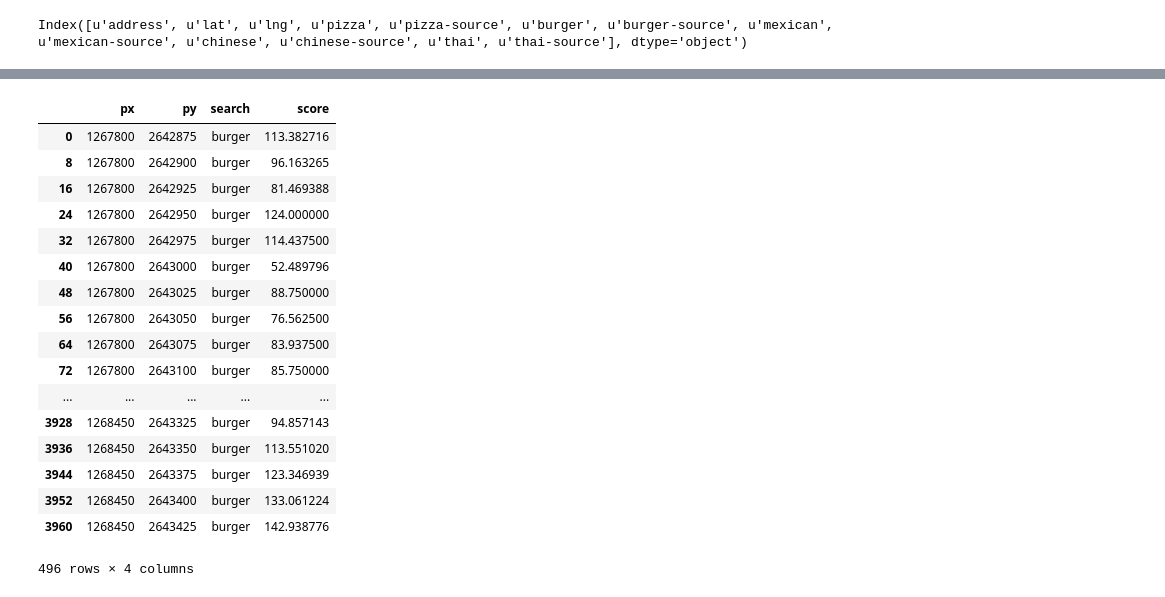
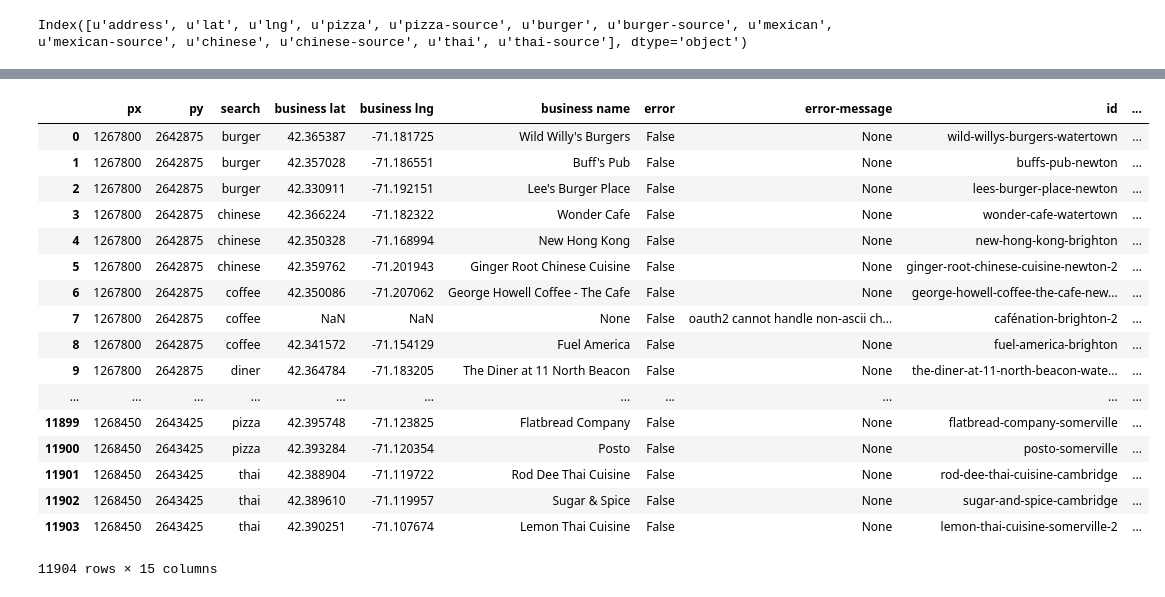
Before and after one commit to matthew-sochor-zz/mapster, a Jupyter notebook: Fixing py values.ipynb, the cells around one changed output, grey strips where cells are left out. Saved outputs shown, nothing was run; the diff lists cells and outputs as text; code cells hidden in the pictures.

```diff
--- a/Fixing py values.ipynb
+++ b/Fixing py values.ipynb
@@ -146,8 +128,0 @@ ww = w.copy()
-# %%
-
-search = 'burger'
-w.sort(['px','py'])
-x.sort(['px','py'])
-searches = list(set(x['search']))
-for search in search:
-    w[search] = x[x['search']==search]
@@ -172,21 +129,39 @@ Name: burger, Length: 496, dtype: float64
-# %%
-x[x['search'] == search]['score']
-# %% [output]
-|  | px | py | search | score |
-| 0 | 1267800 | 2642875 | burger | 113.382716 |
-| 8 | 1267800 | 2642900 | burger | 96.163265 |
-| 16 | 1267800 | 2642925 | burger | 81.469388 |
-| 24 | 1267800 | 2642950 | burger | 124.000000 |
-| 32 | 1267800 | 2642975 | burger | 114.437500 |
-| 40 | 1267800 | 2643000 | burger | 52.489796 |
-| 48 | 1267800 | 2643025 | burger | 88.750000 |
-| 56 | 1267800 | 2643050 | burger | 76.562500 |
-| 64 | 1267800 | 2643075 | burger | 83.937500 |
-| 72 | 1267800 | 2643100 | burger | 85.750000 |
-| ... | ... | ... | ... | ... |
-| 3928 | 1268450 | 2643325 | burger | 94.857143 |
-| 3936 | 1268450 | 2643350 | burger | 113.551020 |
-| 3944 | 1268450 | 2643375 | burger | 123.346939 |
-| 3952 | 1268450 | 2643400 | burger | 133.061224 |
-| 3960 | 1268450 | 2643425 | burger | 142.938776 |
-496 rows × 4 columns
+# %%
+lat = w[w['search'] == 'coffee']['lat']
+lng = w[w['search'] == 'coffee']['lng']
+px = w[w['search'] == 'coffee']['px']
+py = w[w['search'] == 'coffee']['py']
+px = [int(p) for p in px]
+lng = [l for l in lng]
+xDF = pd.DataFrame({'lng':lng,'px':px})
+x = xDF.groupby('px').mean()
+x.loc[1267800]['lng']
+for i in w.index:
+    w.loc[i,'lng'] = x.loc[int(w.loc[i,'px'])]['lng']
+py = [int(p) for p in py]
+lat = [l for l in lat]
+yDF = pd.DataFrame({'lat':lat,'py':py})
+y = yDF.groupby('py').mean()
+for i in w.index:
+    w.loc[i,'lat'] = y.loc[int(w.loc[i,'py'])]['lat']
+
+w
+# %% [output]
+|  | px | py | search | business lat | business lng | business name | error | error-message | id | ... |
+| 0 | 1267800 | 2642875 | burger | 42.365387 | -71.181725 | Wild Willy's Burgers | False | None | wild-willys-burgers-watertown | ... |
+| 1 | 1267800 | 2642875 | burger | 42.357028 | -71.186551 | Buff's Pub | False | None | buffs-pub-newton | ... |
+| 2 | 1267800 | 2642875 | burger | 42.330911 | -71.192151 | Lee's Burger Place | False | None | lees-burger-place-newton | ... |
+| 3 | 1267800 | 2642875 | chinese | 42.366224 | -71.182322 | Wonder Cafe | False | None | wonder-cafe-watertown | ... |
+| 4 | 1267800 | 2642875 | chinese | 42.350328 | -71.168994 | New Hong Kong | False | None | new-hong-kong-brighton | ... |
+| 5 | 1267800 | 2642875 | chinese | 42.359762 | -71.201943 | Ginger Root Chinese Cuisine | False | None | ginger-root-chinese-cuisine-newton-2 | ... |
+| 6 | 1267800 | 2642875 | coffee | 42.350086 | -71.207062 | George Howell Coffee - The Cafe | False | None | george-howell-coffee-the-cafe-new... | ... |
+| 7 | 1267800 | 2642875 | coffee | NaN | NaN | None | False | oauth2 cannot handle non-ascii ch... | cafénation-brighton-2 | ... |
+| 8 | 1267800 | 2642875 | coffee | 42.341572 | -71.154129 | Fuel America | False | None | fuel-america-brighton | ... |
+| 9 | 1267800 | 2642875 | diner | 42.364784 | -71.183205 | The Diner at 11 North Beacon | False | None | the-diner-at-11-north-beacon-wate... | ... |
+| ... | ... | ... | ... | ... | ... | ... | ... | ... | ... | ... |
+| 11899 | 1268450 | 2643425 | pizza | 42.395748 | -71.123825 | Flatbread Company | False | None | flatbread-company-somerville | ... |
+| 11900 | 1268450 | 2643425 | pizza | 42.393284 | -71.120354 | Posto | False | None | posto-somerville | ... |
+| 11901 | 1268450 | 2643425 | thai | 42.388904 | -71.119722 | Rod Dee Thai Cuisine | False | None | rod-dee-thai-cuisine-cambridge | ... |
+| 11902 | 1268450 | 2643425 | thai | 42.389610 | -71.119957 | Sugar & Spice | False | None | sugar-and-spice-cambridge | ... |
+| 11903 | 1268450 | 2643425 | thai | 42.390251 | -71.107674 | Lemon Thai Cuisine | False | None | lemon-thai-cuisine-somerville-2 | ... |
+11904 rows × 15 columns
```
Also changed, not shown: parts of 19 cells of this notebook, 6 other files.
